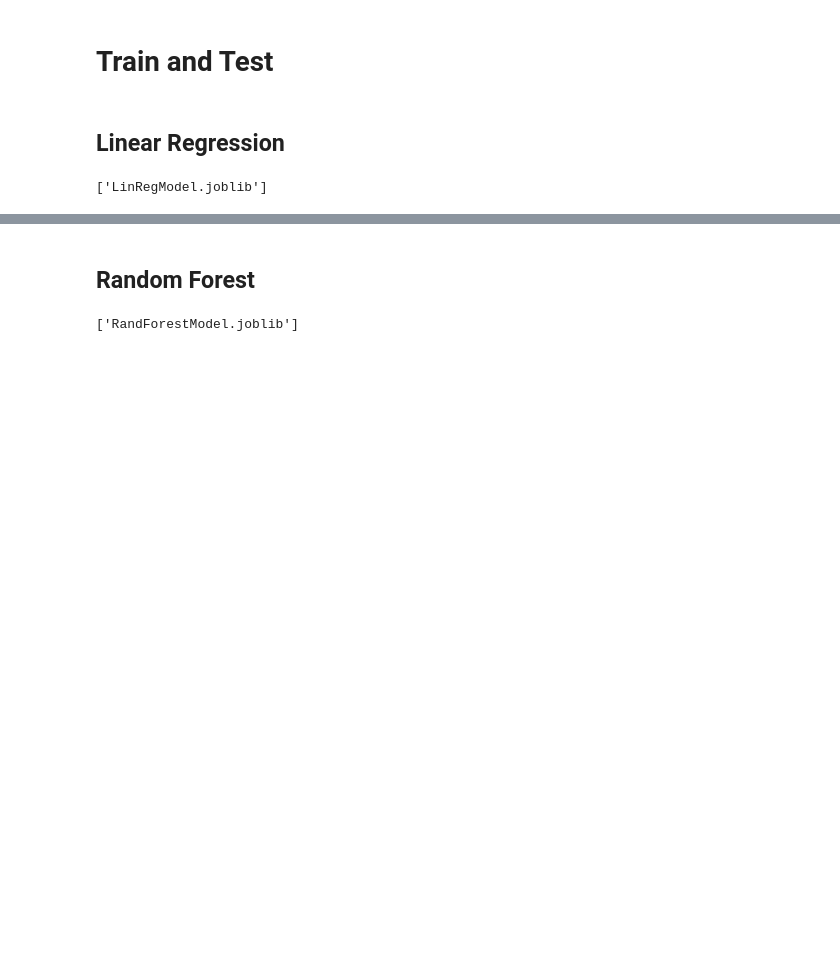
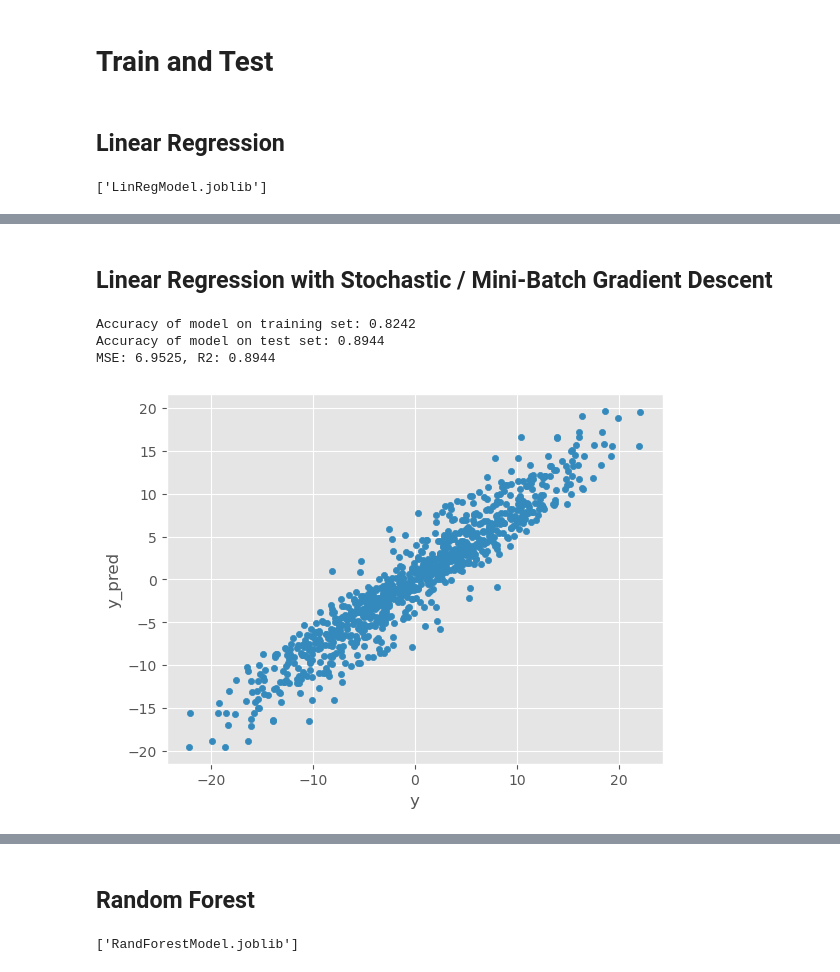
Before and after one commit to CaptainSpaceboy/ECS171-Team12, a Jupyter notebook: Team_Matchup.ipynb, the cells around one changed output, grey strips where cells are left out. Saved outputs shown, nothing was run; the diff lists cells and outputs as text; code cells hidden in the pictures; blank space fills up the shorter version.

```diff
--- a/Team_Matchup.ipynb
+++ b/Team_Matchup.ipynb
@@ -321,0 +321,32 @@ Predicted Point Differential: -0.6026468401590248
+# %% [markdown]
+## Linear Regression with Stochastic / Mini-Batch Gradient Descent
+# %%
+from sklearn.linear_model import SGDRegressor
+
+# having a SGDRegressor with almost no penalty is the same as having linear regression trained with SGD
+# Since gradient descent is more sensitive to the scale of the features we use some scaled data
+sgd_linear = SGDRegressor(loss='squared_error', penalty=None,
+                          max_iter=1000, tol=1e-3, random_state=0)
+sgd_linear.fit(scaled_X_train, y_train)
+
+y_pred_sgd = sgd_linear.predict(scaled_X_test)
+mse_sgd = mean_squared_error(y_test, y_pred_sgd)
+r2_sgd = r2_score(y_test, y_pred_sgd)
+
+print("Accuracy of model on training set:", round(sgd_linear.score(scaled_X_train, y_train), 4))
+print("Accuracy of model on test set:", round(sgd_linear.score(scaled_X_test, y_test), 4))
+print(f"MSE: {mse_sgd:.4f}, R2: {r2_sgd:.4f}")
+
+df_sgd = pd.DataFrame({'y': y_test.values, 'y_pred': y_pred_sgd})
+df_sgd.plot.scatter(x='y', y='y_pred')
+plt.show()
+
+# set up arrays for mini batch loop below
+batch_size = 32
+X_arr = scaled_X_train.values
+y_arr = y_train.values
+# %% [output]
+Accuracy of model on training set: 0.8242
+Accuracy of model on test set: 0.8944
+MSE: 6.9525, R2: 0.8944
+[figure, added]
```
Also changed, not shown: parts of 15 cells of this notebook.
